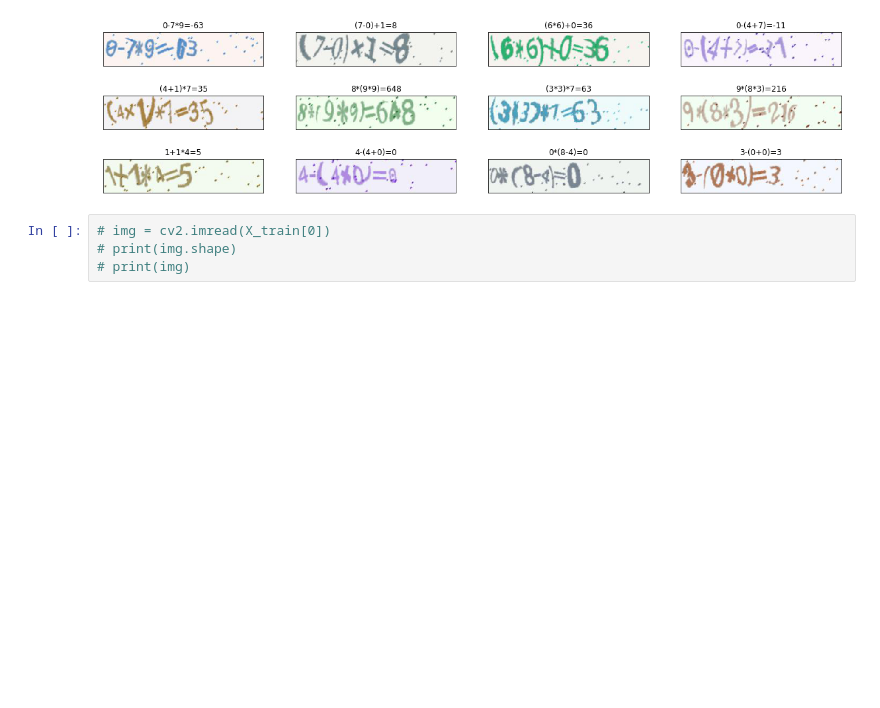
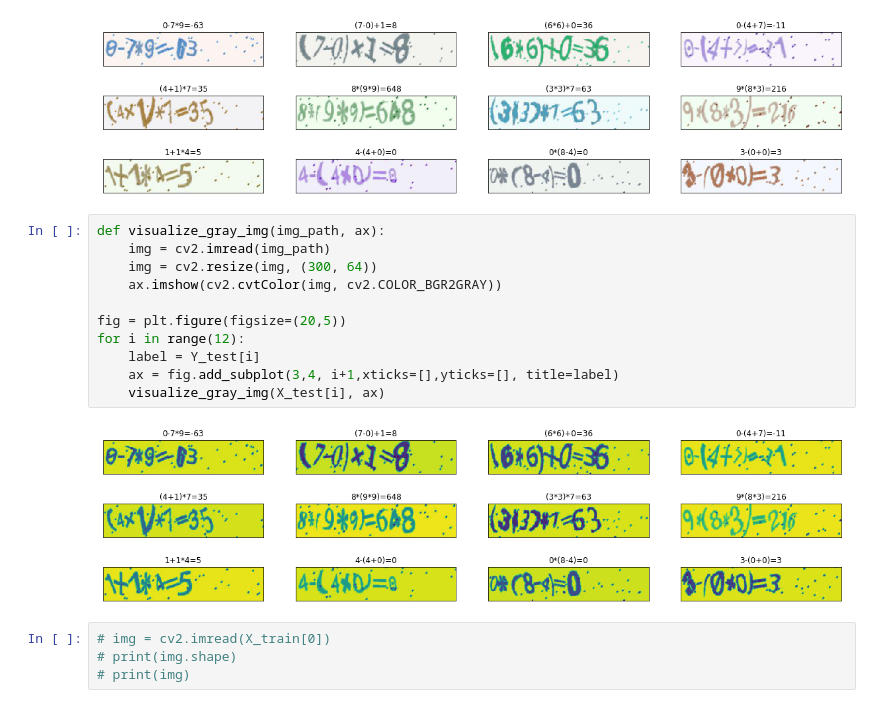
Before and after one commit to 4floor/mathematical-expression-recognition, a Jupyter notebook: mathematical-expression-recognition.ipynb, the cells around one changed output. Saved outputs shown, nothing was run; the diff lists cells and outputs as text; blank space fills up the shorter version.

```diff
--- a/mathematical-expression-recognition.ipynb
+++ b/mathematical-expression-recognition.ipynb
@@ -48,6 +48,19 @@ for i in range(12):
     visualize_img(X_test[i], ax)
 # %% [output]
 [figure]
+# %%
+def visualize_gray_img(img_path, ax):
+    img = cv2.imread(img_path)
+    img = cv2.resize(img, (300, 64))
+    ax.imshow(cv2.cvtColor(img, cv2.COLOR_BGR2GRAY))
+
+fig = plt.figure(figsize=(20,5))
+for i in range(12):
+    label = Y_test[i]
+    ax = fig.add_subplot(3,4, i+1,xticks=[],yticks=[], title=label)
+    visualize_gray_img(X_test[i], ax)
+# %% [output]
+[figure, added]
 # %%
 # img = cv2.imread(X_train[0])
 # print(img.shape)
```
Also changed, not shown: parts of 14 cells of this notebook.
